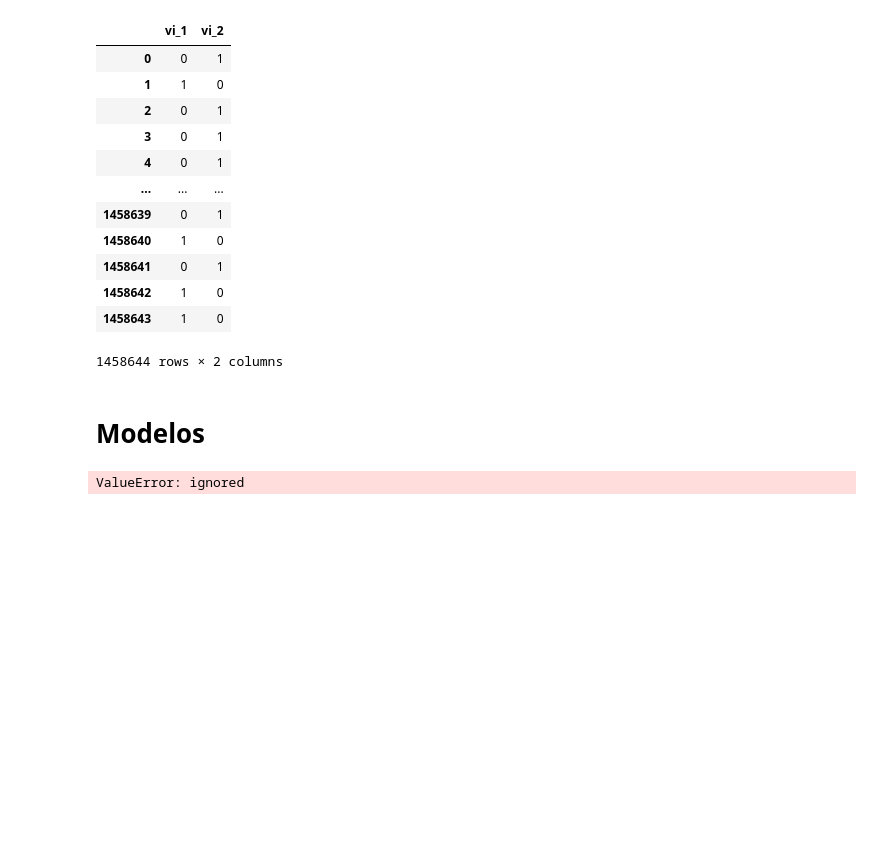
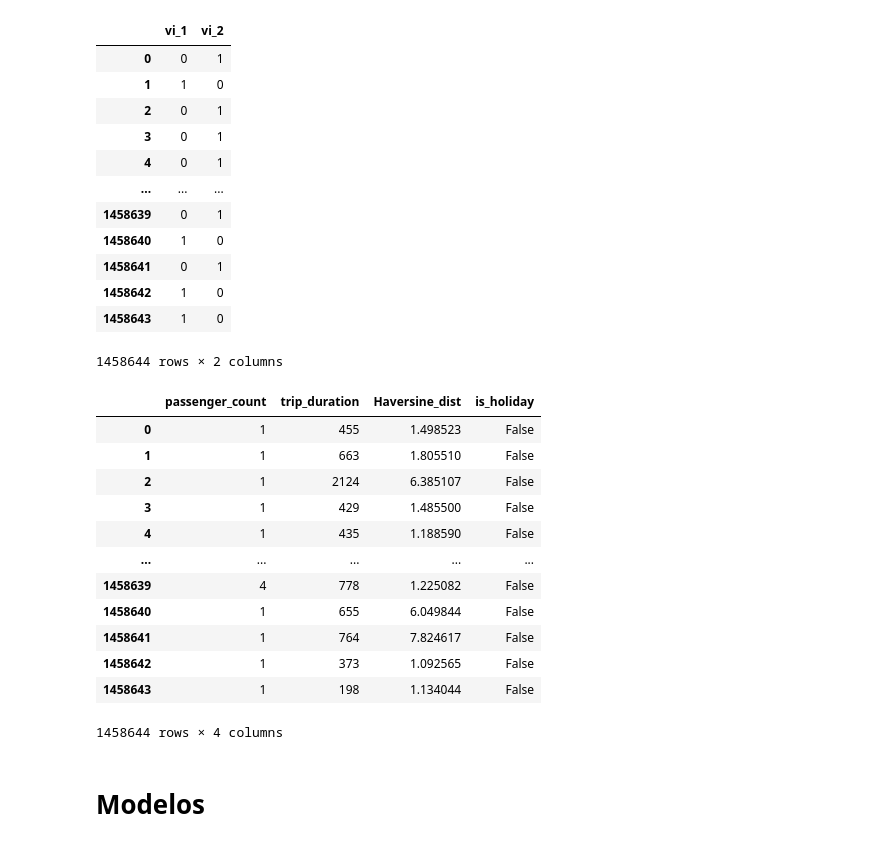
Before and after one commit to marreapato/ML_Project_Taxi_Trip_Duration, a Jupyter notebook: Projeto_Lucas_Rabelo_AM_2.ipynb, the cells around one changed output. Saved outputs shown, nothing was run; the diff lists cells and outputs as text; code cells hidden in the pictures; blank space fills up the shorter version.

```diff
--- a/Projeto_Lucas_Rabelo_AM_2.ipynb
+++ b/Projeto_Lucas_Rabelo_AM_2.ipynb
@@ -391,3 +389,19 @@ test = test.drop(['id','vendor_id','store_and_fwd_flag','pickup_datetime',
+# %%
+train
+# %% [output]
+|  | passenger_count | trip_duration | Haversine_dist | is_holiday |
+| 0 | 1 | 455 | 1.498523 | False |
+| 1 | 1 | 663 | 1.805510 | False |
+| 2 | 1 | 2124 | 6.385107 | False |
+| 3 | 1 | 429 | 1.485500 | False |
+| 4 | 1 | 435 | 1.188590 | False |
+| ... | ... | ... | ... | ... |
+| 1458639 | 4 | 778 | 1.225082 | False |
+| 1458640 | 1 | 655 | 6.049844 | False |
+| 1458641 | 1 | 764 | 7.824617 | False |
+| 1458642 | 1 | 373 | 1.092565 | False |
+| 1458643 | 1 | 198 | 1.134044 | False |
+1458644 rows × 4 columns
 # %%
 Train_Master = pd.concat([train,
                           vendor_train,
@@ -425,10 +439,8 @@ from sklearn.metrics import mean_squared_error
 
 dtrain = xgb.DMatrix(X_train, label=Y_train)
 dvalid = xgb.DMatrix(X_test, label=Y_test)
-dtest = xgb.DMatrix(Test_master)
+dtest = xgb.DMatrix(Test_Master)
 watchlist = [(dtrain, 'train'), (dvalid, 'valid')]
-# %% [output]
-ValueError: ignored
 # %%
 xgb_pars = {'min_child_weight': 1, 'eta': 0.5, 'colsample_bytree': 0.9,
             'max_depth': 6,
```
Also changed, not shown: parts of 6 cells of this notebook.
